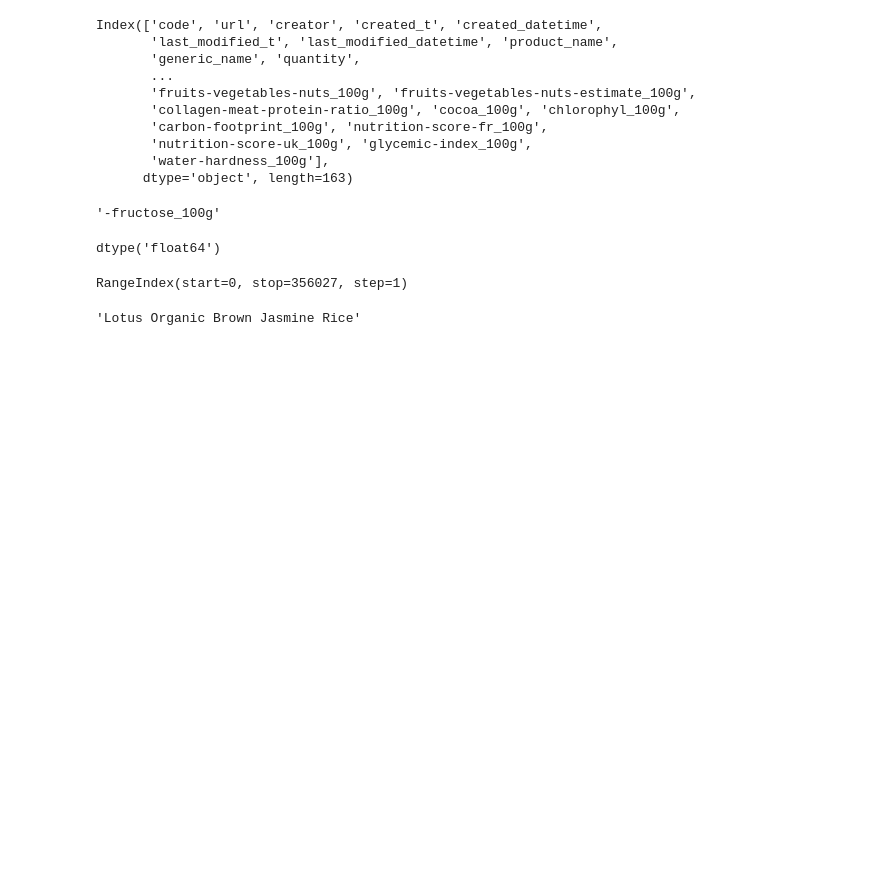
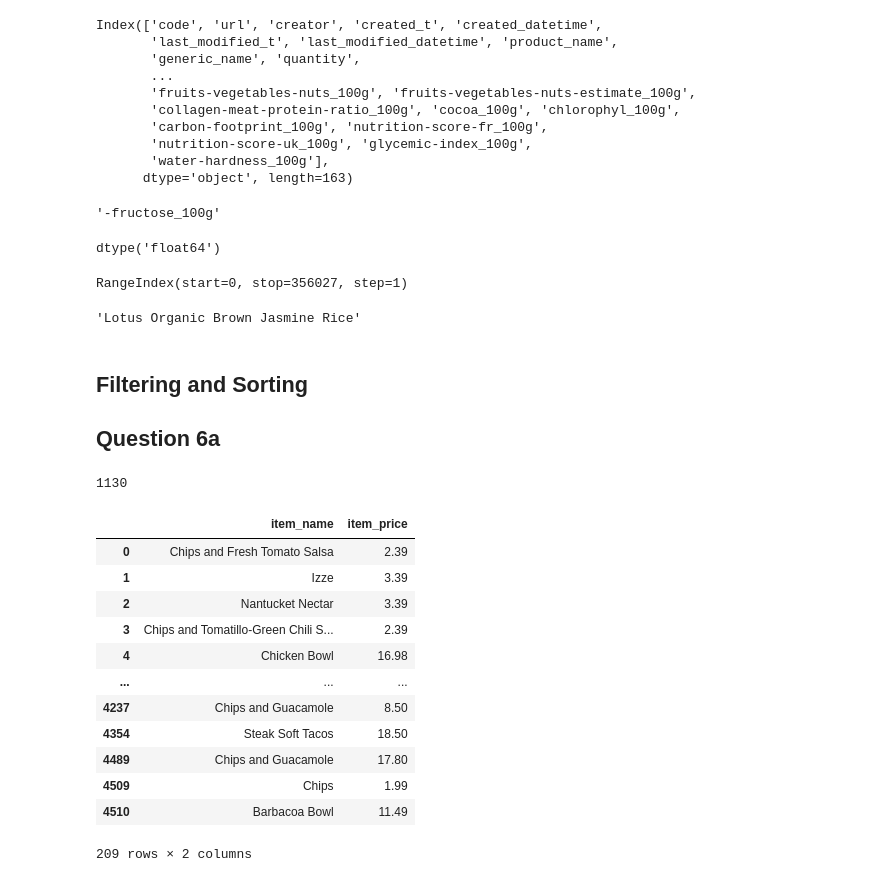
Before and after one commit to suvrat344/DataAnalysis, a Jupyter notebook: Pandas/Pandas.ipynb, the cells around one changed output. Saved outputs shown, nothing was run; the diff lists cells and outputs as text; code cells hidden in the pictures; blank space fills up the shorter version.

```diff
--- a/Pandas/Pandas.ipynb
+++ b/Pandas/Pandas.ipynb
@@ -2362,3 +2362,7 @@ RangeIndex(start=0, stop=356027, step=1)
 food.loc[18,"product_name"]
 # %% [output]
 'Lotus Organic Brown Jasmine Rice'
+# %% [markdown]
+## Filtering and Sorting
+
+## Question 6a
@@ -2364,0 +2374,29 @@ food.loc[18,"product_name"]
+# %%
+# 2 How many products cost more than $10.00?
+
+prices = [float(value[1:-1]) for value in chipo["item_price"]]
+chipo.item_price = prices
+
+chipo[chipo["item_price"]>10].shape[0]
+# %% [output]
+1130
+# %%
+# 3 What is the price of each item?
+# print a data frame with only two columns item_name and item_price
+
+temp = chipo.drop_duplicates(["item_name","item_price"])
+temp[["item_name","item_price"]]
+# %% [output]
+|  | item_name | item_price |
+| 0 | Chips and Fresh Tomato Salsa | 2.39 |
+| 1 | Izze | 3.39 |
+| 2 | Nantucket Nectar | 3.39 |
+| 3 | Chips and Tomatillo-Green Chili S... | 2.39 |
+| 4 | Chicken Bowl | 16.98 |
+| ... | ... | ... |
+| 4237 | Chips and Guacamole | 8.50 |
+| 4354 | Steak Soft Tacos | 18.50 |
+| 4489 | Chips and Guacamole | 17.80 |
+| 4509 | Chips | 1.99 |
+| 4510 | Barbacoa Bowl | 11.49 |
+209 rows × 2 columns
```
Also changed, not shown: parts of 34 cells of this notebook, 1 other file.
